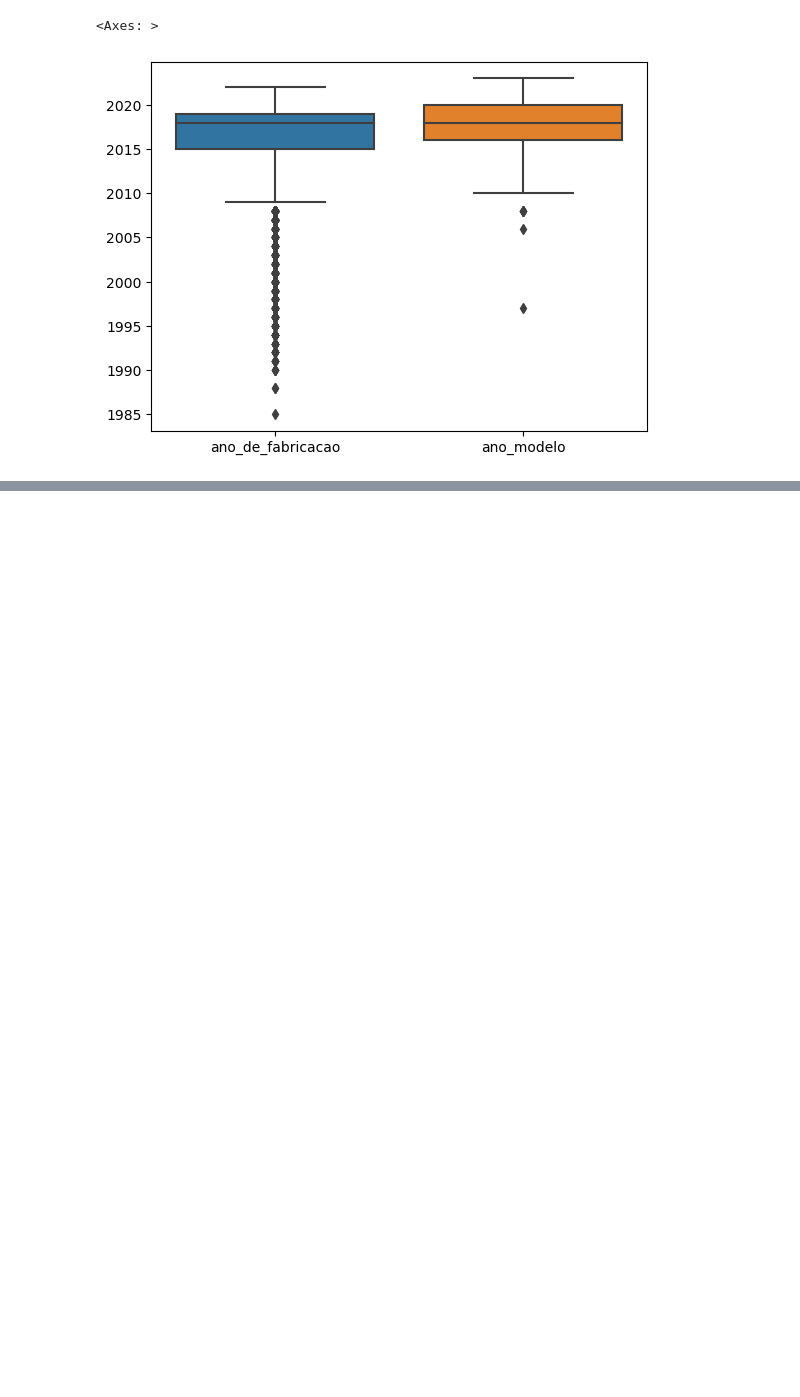
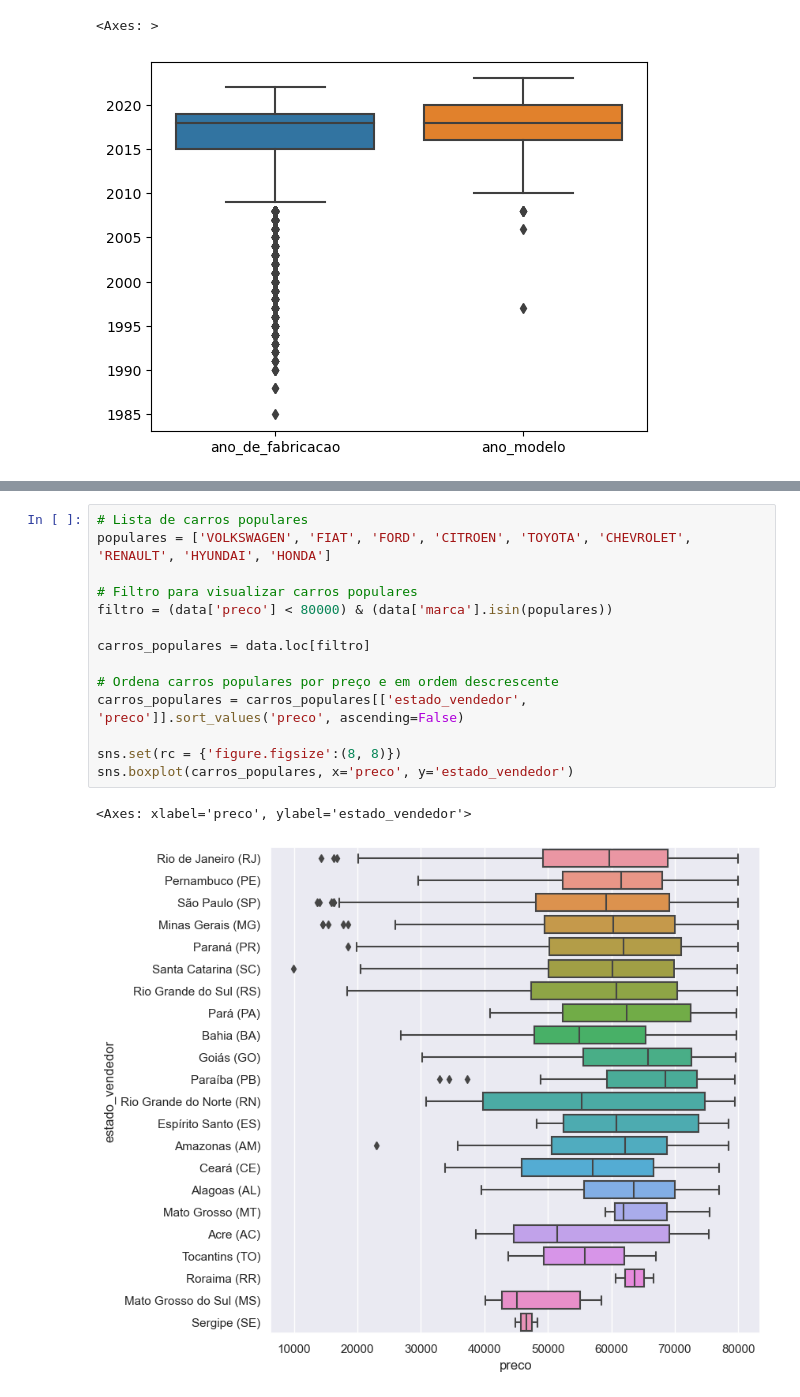
Before and after one commit to gabrieltsferreira/Lighthouse-Desafio-Cientista-de-Dados-2023-9, a Jupyter notebook: LH_CD_GabrielFerreira.ipynb, the cells around one changed output, grey strips where cells are left out. Saved outputs shown, nothing was run; the diff lists cells and outputs as text; blank space fills up the shorter version.

```diff
--- a/LH_CD_GabrielFerreira.ipynb
+++ b/LH_CD_GabrielFerreira.ipynb
@@ -167,0 +213,17 @@ sns.scatterplot(outliers_hodometro, y='marca', x='hodometro', hue='tipo')
+# %%
+# Lista de carros populares
+populares = ['VOLKSWAGEN', 'FIAT', 'FORD', 'CITROEN', 'TOYOTA', 'CHEVROLET', 'RENAULT', 'HYUNDAI', 'HONDA']
+
+# Filtro para visualizar carros populares
+filtro = (data['preco'] < 80000) & (data['marca'].isin(populares))
+
+carros_populares = data.loc[filtro]
+
+# Ordena carros populares por preço e em ordem descrescente
+carros_populares = carros_populares[['estado_vendedor', 'preco']].sort_values('preco', ascending=False)
+
+sns.set(rc = {'figure.figsize':(8, 8)})
+sns.boxplot(carros_populares, x='preco', y='estado_vendedor')
+# %% [output]
+<Axes: xlabel='preco', ylabel='estado_vendedor'>
+[figure, added]
```
Also changed, not shown: parts of 41 cells of this notebook.
